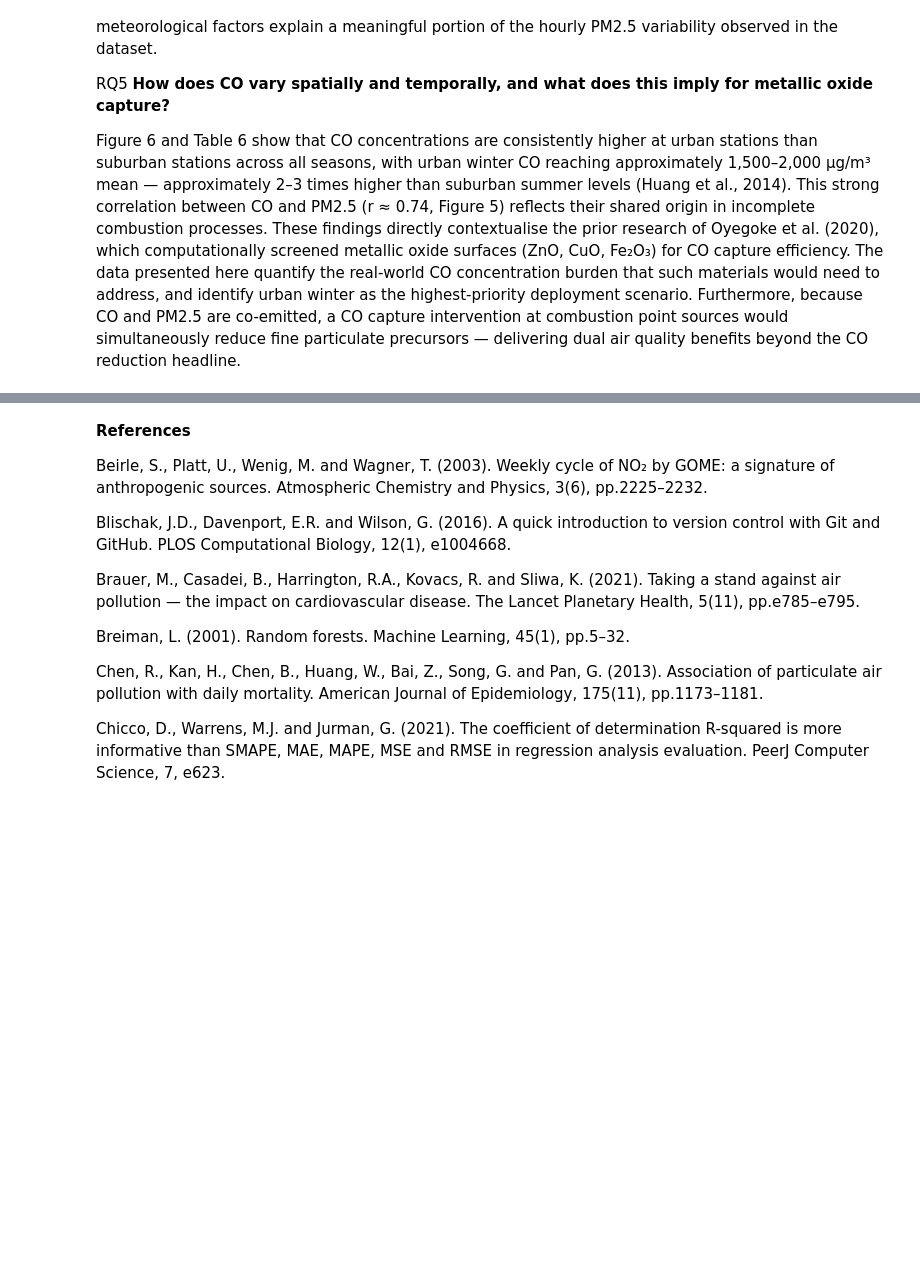
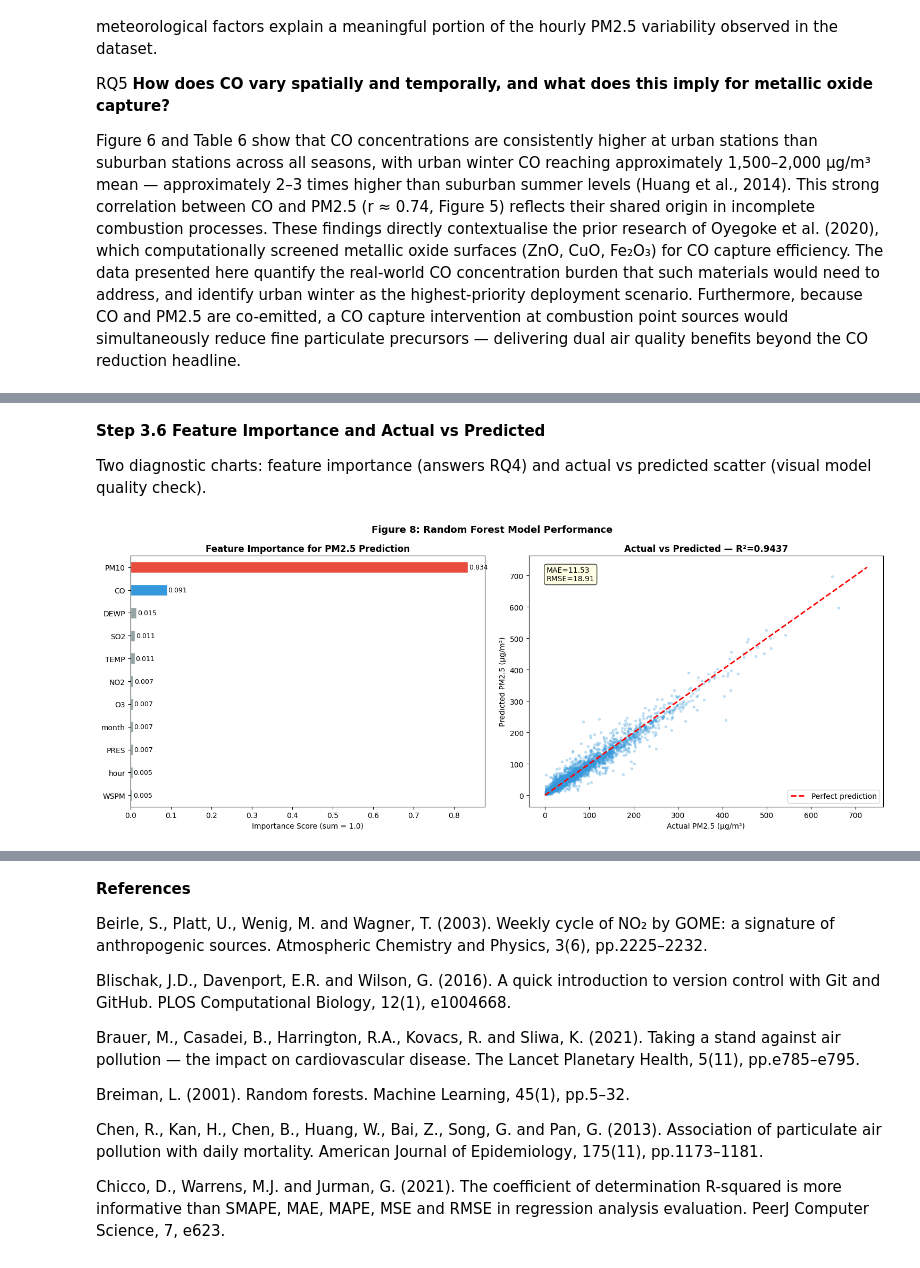
Before and after one commit to oyegokeademola25-beep/Programming-For-Data-Analysis-, a Jupyter notebook: CMP7001_Assessment.ipynb, the cells around one changed output, grey strips where cells are left out. Cells and saved outputs as stored; diff of their text form; code cells hidden in the pictures; blank space fills up the shorter version.

```diff
--- a/CMP7001_Assessment.ipynb
+++ b/CMP7001_Assessment.ipynb
@@ -1189,0 +1253,13 @@ Figure 6 and Table 6 show that CO concentrations are consistently higher at urba
+# %%
+rf_model = RandomForestRegressor(
+    n_estimators    = 200,
+    max_depth       = 20,
+    min_samples_leaf= 5,
+    random_state    = 42,
+    n_jobs          = -1
+)
+
+print('Training Random Forest (200 trees)...')
+rf_model.fit(X_train_s, y_train)
+y_pred = rf_model.predict(X_test_s)
+print('Training complete.')
@@ -1189,0 +1302,34 @@ Figure 6 and Table 6 show that CO concentrations are consistently higher at urba
+# %% [markdown]
+**Step 3.6 Feature Importance and Actual vs Predicted**
+
+Two diagnostic charts: feature importance (answers RQ4) and actual vs predicted scatter (visual model quality check).
+# %%
+fig, axes = plt.subplots(1, 2, figsize=(15, 6))
+
+importances = pd.Series(rf_model.feature_importances_, index=feature_cols).sort_values()
+ci = ['#E74C3C' if v>0.15 else '#3498DB' if v>0.08 else '#95A5A6'
+      for v in importances.values]
+importances.plot(kind='barh', ax=axes[0], color=ci, edgecolor='white')
+axes[0].set_title('Feature Importance for PM2.5 Prediction',
+                  fontweight='bold', fontsize=12)
+axes[0].set_xlabel('Importance Score (sum = 1.0)')
+for i, v in enumerate(importances.values):
+    axes[0].text(v+0.002, i, f'{v:.3f}', va='center', fontsize=9)
+
+samp = np.random.choice(len(y_test), size=min(3000, len(y_test)), replace=False)
+y_ta = np.array(y_test); y_pa = np.array(y_pred)
+axes[1].scatter(y_ta[samp], y_pa[samp], alpha=0.25, s=8, color='#3498DB')
+mv = max(y_ta.max(), y_pa.max())
+axes[1].plot([0,mv],[0,mv],'r--',linewidth=2,label='Perfect prediction')
+axes[1].set_xlabel('Actual PM2.5 (µg/m³)'); axes[1].set_ylabel('Predicted PM2.5 (µg/m³)')
+axes[1].set_title(f'Actual vs Predicted — R²={r2:.4f}', fontweight='bold', fontsize=12)
+axes[1].text(0.05, 0.90, f'MAE={mae:.2f}\nRMSE={rmse:.2f}',
+             transform=axes[1].transAxes, fontsize=10,
+             bbox=dict(boxstyle='round', facecolor='lightyellow', alpha=0.8))
+axes[1].legend()
+fig.suptitle('Figure 8: Random Forest Model Performance', fontsize=13, fontweight='bold')
+plt.tight_layout()
+plt.savefig('fig8_model_performance.png', dpi=150, bbox_inches='tight')
+plt.show()
+# %% [output]
+[figure, added]
```
Also changed, not shown: parts of 26 cells of this notebook.
